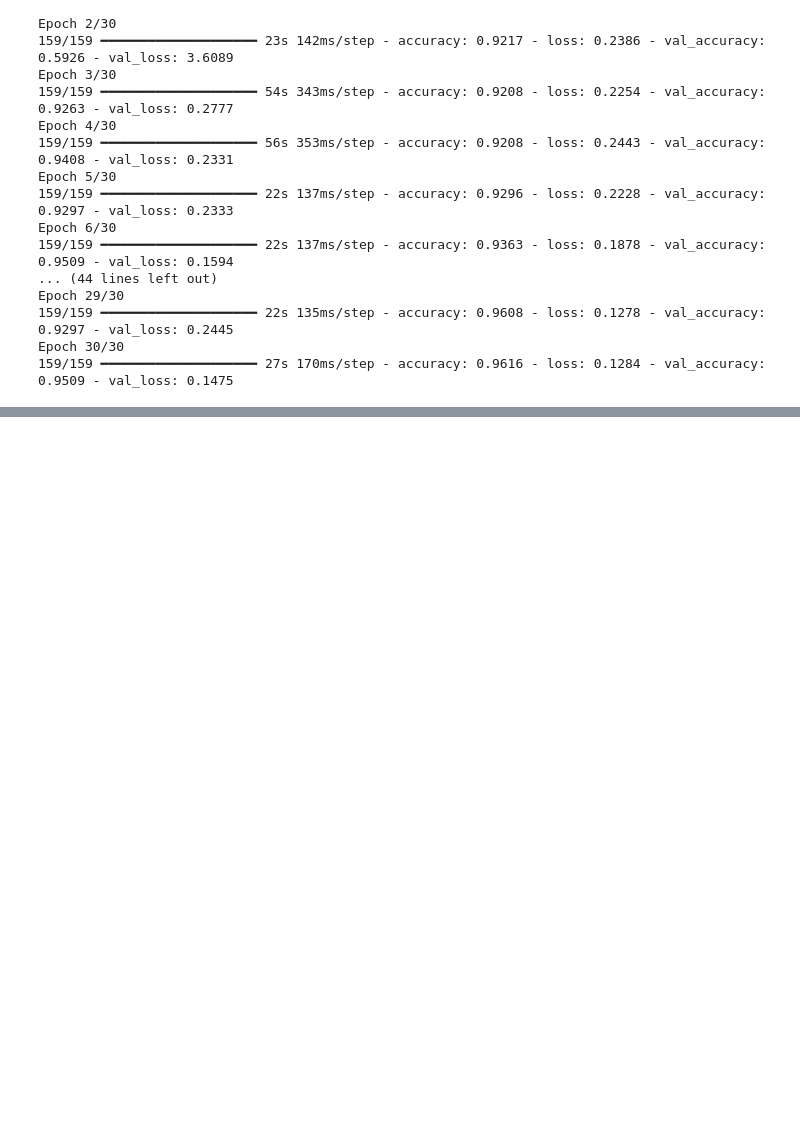
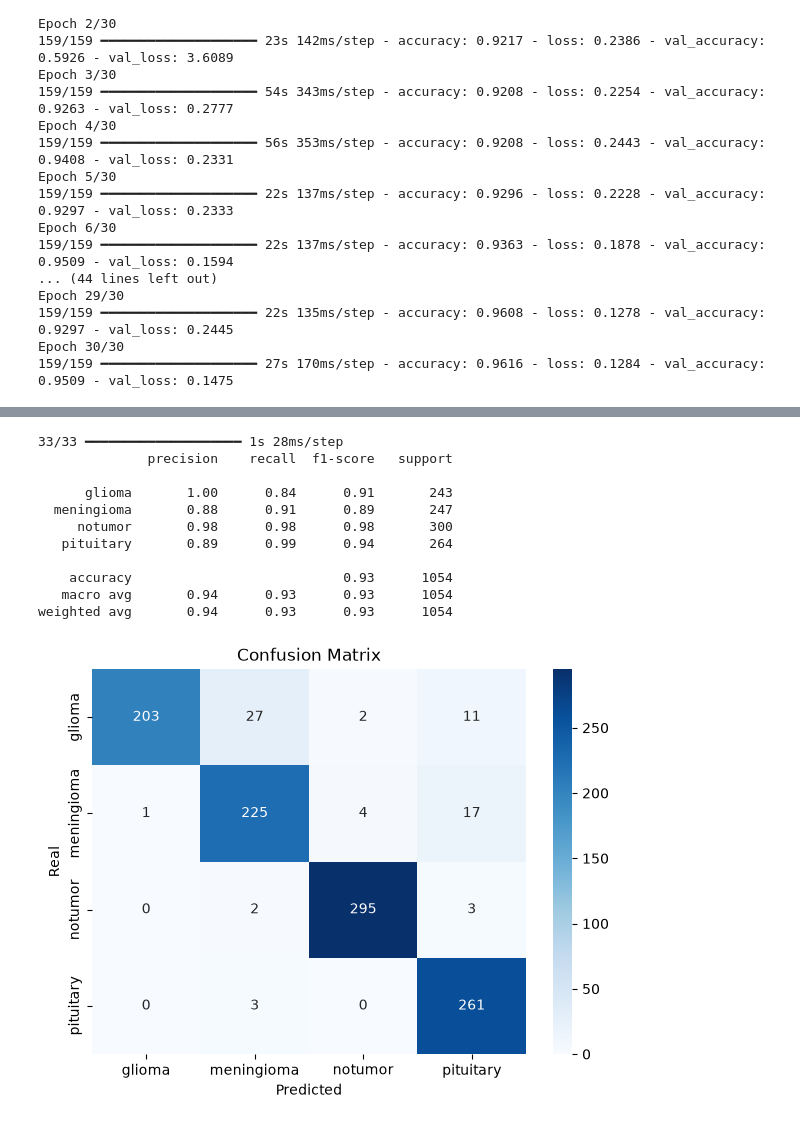
Before and after one commit to jerymy-k/BrainScan, a Jupyter notebook: notebooks/main.ipynb, the cells around one changed output, grey strips where cells are left out. Cells and saved outputs as stored; diff of their text form; code cells hidden in the pictures; blank space fills up the shorter version.

Commit message:
BSCAN-15: evaluate on test set with classification report and confusion matrix

```diff
--- a/notebooks/main.ipynb
+++ b/notebooks/main.ipynb
@@ -266,0 +275,33 @@ Epoch 30/30
+# %%
+import numpy as np
+from sklearn.metrics import classification_report, confusion_matrix
+import matplotlib.pyplot as plt
+import seaborn as sns
+
+y_pred_probs = model.predict(X_test)
+y_pred = np.argmax(y_pred_probs, axis=1)
+
+class_names = list(encoder.classes_)
+print(classification_report(y_test_encoded, y_pred, target_names=class_names))
+
+cm = confusion_matrix(y_test_encoded, y_pred)
+plt.figure(figsize=(7, 5))
+sns.heatmap(cm, annot=True, fmt='d', cmap='Blues',
+            xticklabels=class_names, yticklabels=class_names)
+plt.xlabel('Predicted')
+plt.ylabel('Real')
+plt.title('Confusion Matrix')
+plt.show()
+# %% [output]
+33/33 ━━━━━━━━━━━━━━━━━━━━ 1s 28ms/step
+              precision    recall  f1-score   support
+
+      glioma       1.00      0.84      0.91       243
+  meningioma       0.88      0.91      0.89       247
+     notumor       0.98      0.98      0.98       300
+   pituitary       0.89      0.99      0.94       264
+
+    accuracy                           0.93      1054
+   macro avg       0.94      0.93      0.93      1054
+weighted avg       0.94      0.93      0.93      1054
+[figure, added]
```
Also changed, not shown: parts of 1 cell of this notebook, 1 other file.
